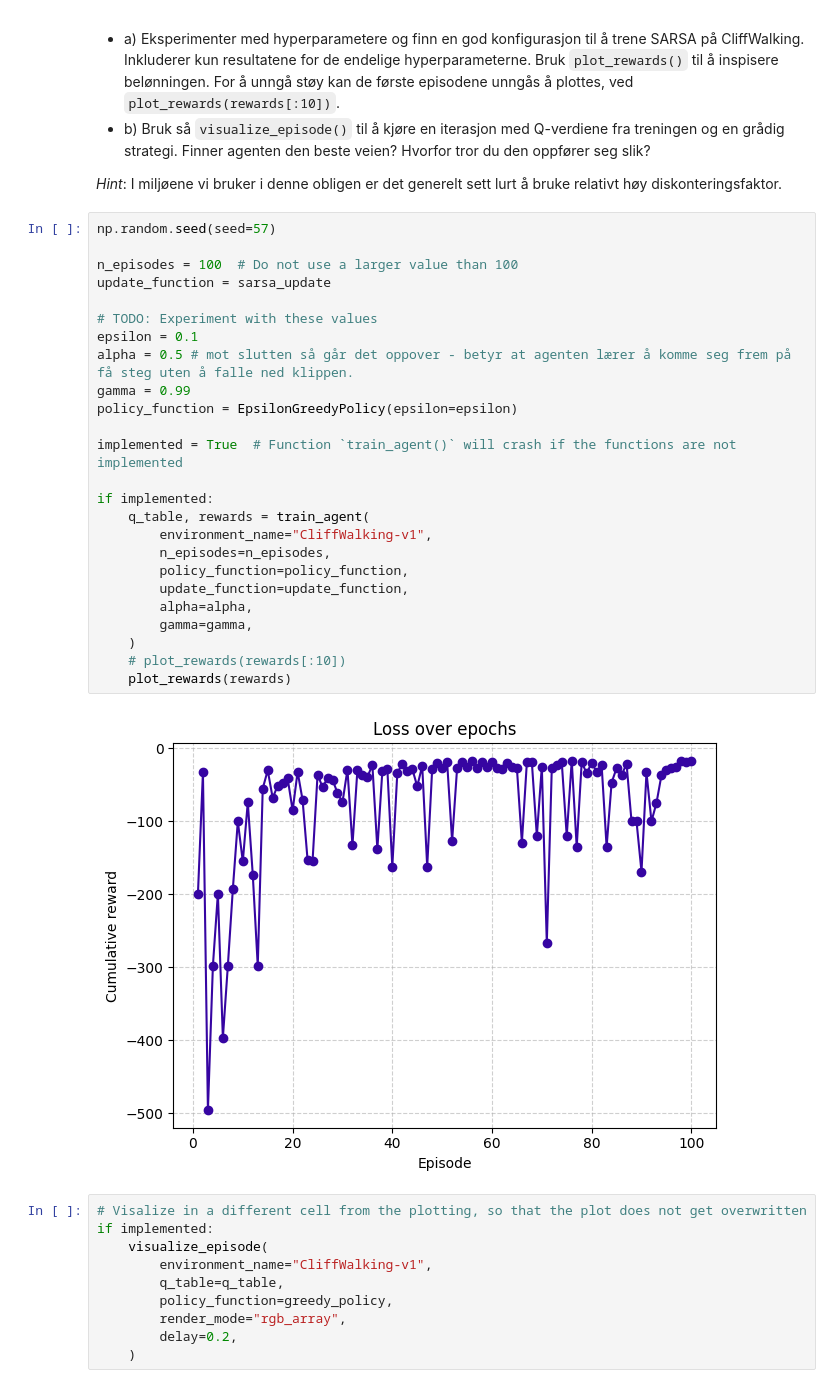
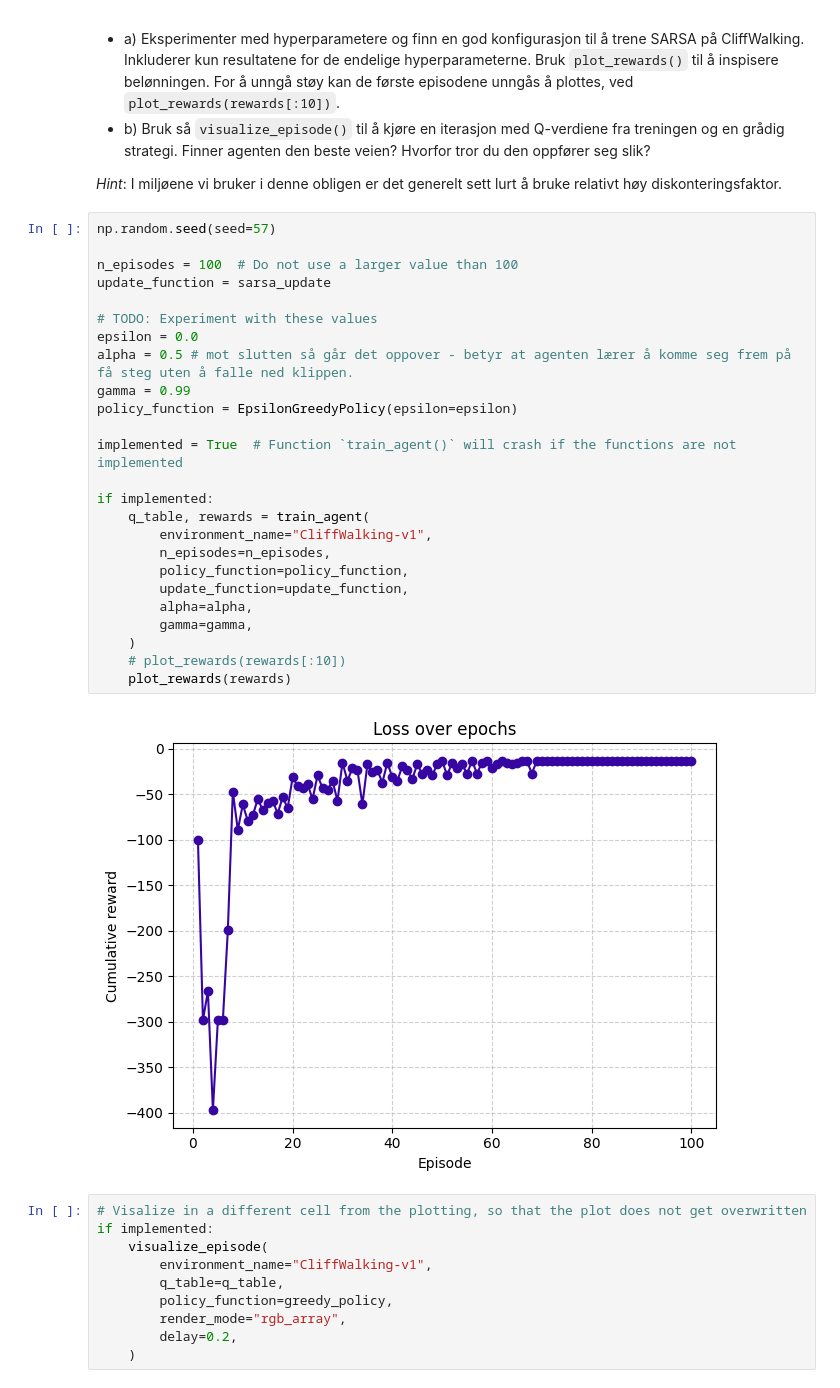
Before and after one commit to Alliananaz/uni, a Jupyter notebook: in1160/oblig3b/oblig3b_reinforcement_learning.ipynb, the cells around one changed output. Drawn from its saved outputs; the diff is of its cells as text.

```diff
--- a/in1160/oblig3b/oblig3b_reinforcement_learning.ipynb
+++ b/in1160/oblig3b/oblig3b_reinforcement_learning.ipynb
@@ -345,30 +345,30 @@ La oss nå trene en agent på CliffWalking, både med SARSA og Q-læring. Bruk $
 # %%
 np.random.seed(seed=57)
 
 n_episodes = 100  # Do not use a larger value than 100
 update_function = sarsa_update
 
 # TODO: Experiment with these values
-epsilon = 0.1
+epsilon = 0.0
 alpha = 0.5 # mot slutten så går det oppover - betyr at agenten lærer å komme seg frem på få steg uten å falle ned klippen.
 gamma = 0.99
 policy_function = EpsilonGreedyPolicy(epsilon=epsilon)
 
 implemented = True  # Function `train_agent()` will crash if the functions are not implemented
 
 if implemented:
     q_table, rewards = train_agent(
         environment_name="CliffWalking-v1",
         n_episodes=n_episodes,
         policy_function=policy_function,
         update_function=update_function,
         alpha=alpha,
         gamma=gamma,
     )
     # plot_rewards(rewards[:10])
     plot_rewards(rewards)
 # %% [output]
-[figure, old version]
+[figure, new version]
 # %%
 # Visalize in a different cell from the plotting, so that the plot does not get overwritten
 if implemented:
```
Also changed, not shown: parts of 3 cells of this notebook, 26 other files.
